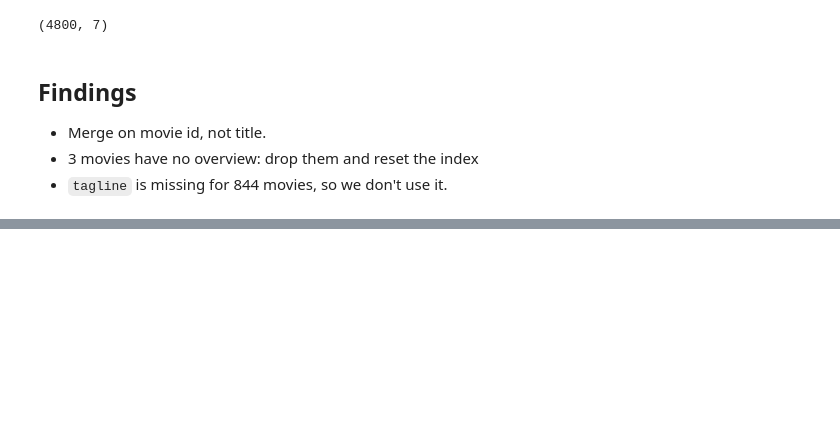
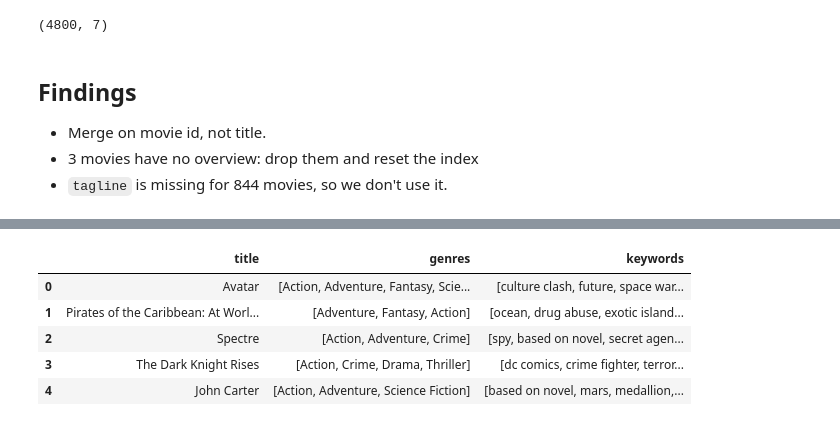
Before and after one commit to alihassanwarsi/filmantic, a Jupyter notebook: notebooks/01_eda.ipynb, the cells around one changed output, grey strips where cells are left out. Saved outputs shown, nothing was run; the diff lists cells and outputs as text; code cells hidden in the pictures; blank space fills up the shorter version.

```diff
--- a/notebooks/01_eda.ipynb
+++ b/notebooks/01_eda.ipynb
@@ -156,0 +185,19 @@ print(movies_df.shape)
+# %%
+def convert(text):
+    try:
+        data = ast.literal_eval(text)
+        return [item["name"] for item in data]
+    except (ValueError, TypeError, SyntaxError):
+        return []
+# %%
+movies_df["genres"] = movies_df["genres"].apply(convert)
+movies_df["keywords"] = movies_df["keywords"].apply(convert)
+
+movies_df[["title", "genres", "keywords"]].head(5)
+# %% [output]
+|  | title | genres | keywords |
+| 0 | Avatar | [Action, Adventure, Fantasy, Scie... | [culture clash, future, space war... |
+| 1 | Pirates of the Caribbean: At Worl... | [Adventure, Fantasy, Action] | [ocean, drug abuse, exotic island... |
+| 2 | Spectre | [Action, Adventure, Crime] | [spy, based on novel, secret agen... |
+| 3 | The Dark Knight Rises | [Action, Crime, Drama, Thriller] | [dc comics, crime fighter, terror... |
+| 4 | John Carter | [Action, Adventure, Science Fiction] | [based on novel, mars, medallion,... |
```
Also changed, not shown: parts of 14 cells of this notebook.
